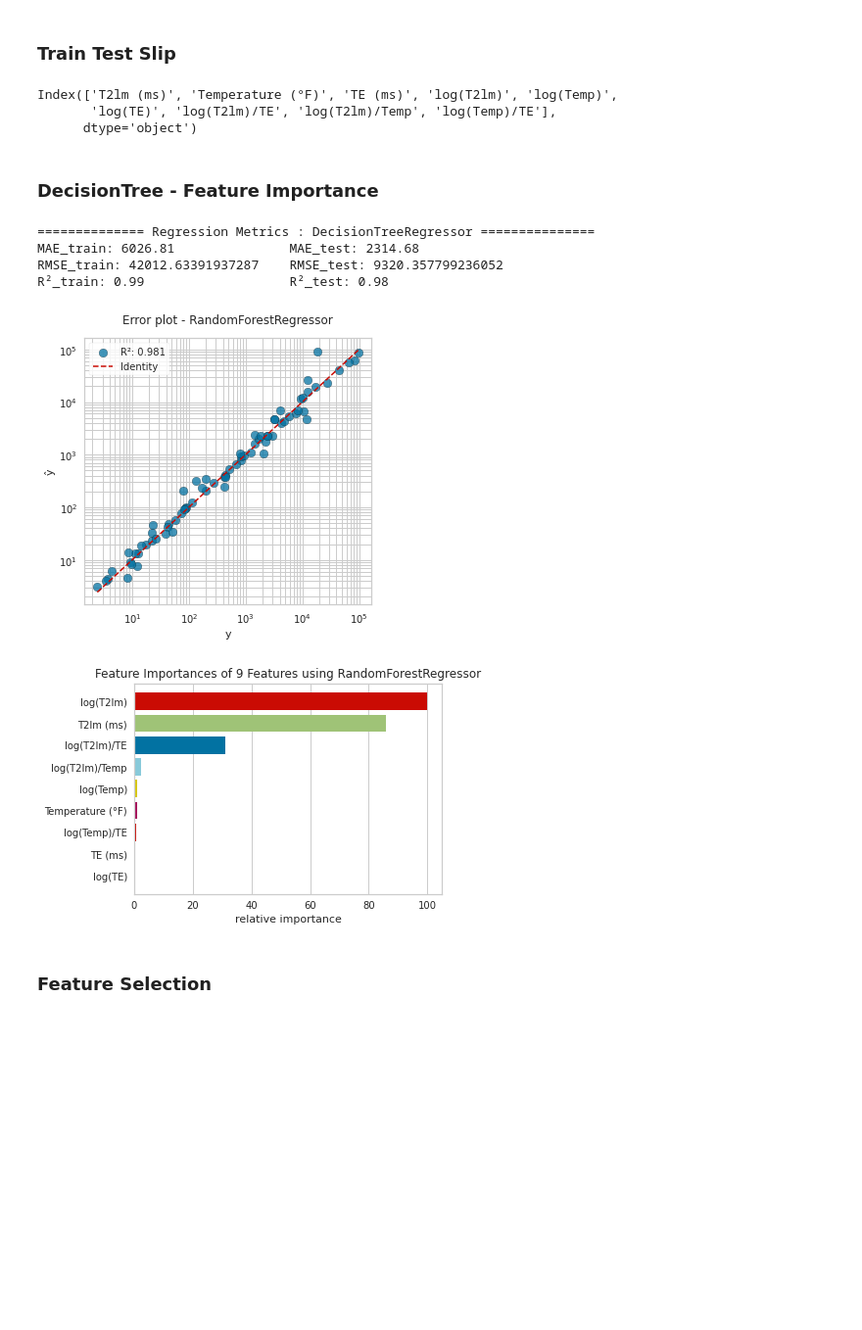
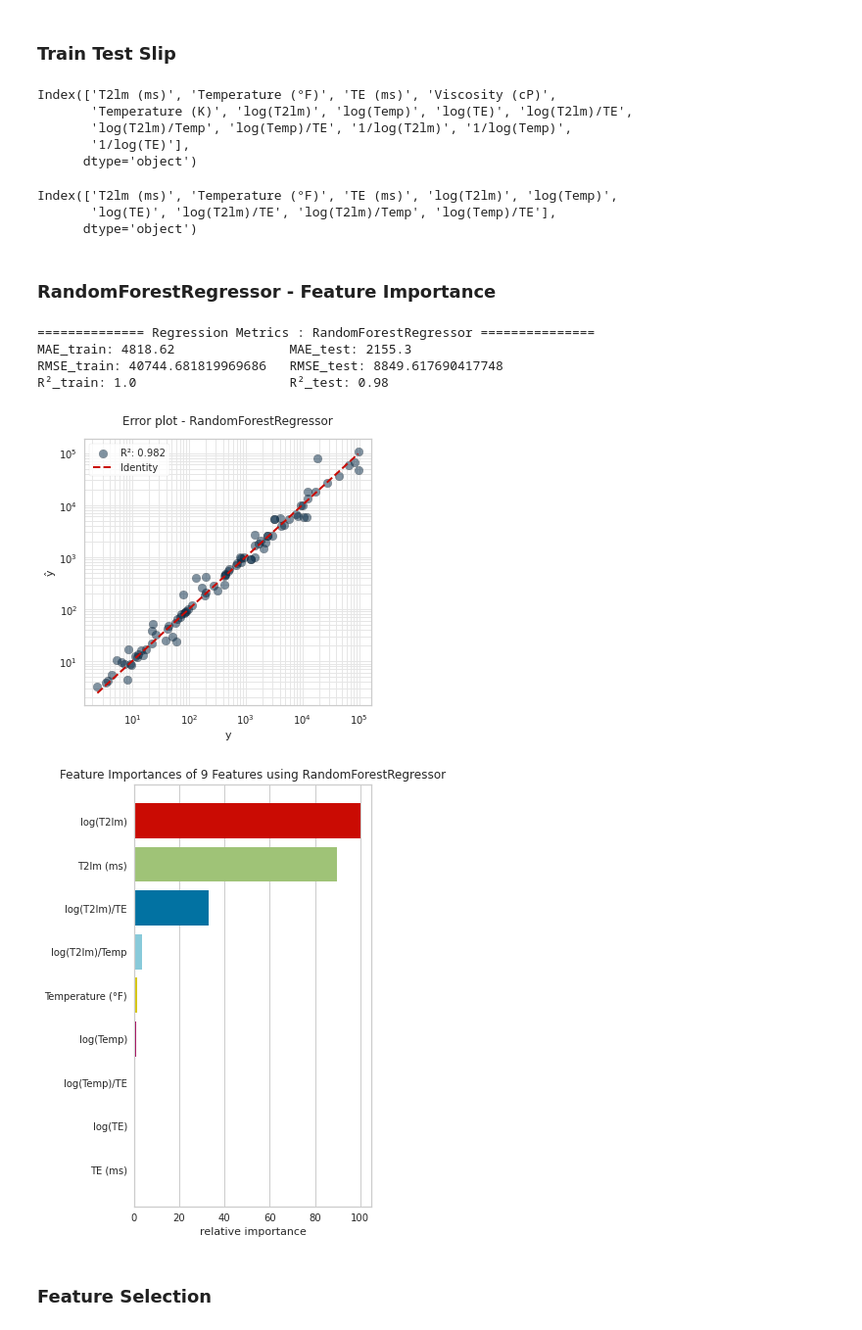
Before and after one commit to CDGUERREROB/visc_nmr_v2, a Jupyter notebook: notebooks/Oil_viscosity_model.ipynb, the cells around one changed output. Shown: that part at 98% size. Saved outputs shown, nothing was run; the diff lists cells and outputs as text; code cells hidden in the pictures; blank space fills up the shorter version.

```diff
--- a/notebooks/Oil_viscosity_model.ipynb
+++ b/notebooks/Oil_viscosity_model.ipynb
@@ -114,6 +114,10 @@ def feature_eng(df):
     df_fe['log(T2lm)/TE'] = np.log(df['T2lm (ms)'])/df['TE (ms)']
     df_fe['log(Temp)/TE'] = np.log(df['Temperature (°F)'])/df['TE (ms)']
     df_fe['log(TE)'] = np.log(df['TE (ms)'])
+    df_fe['log(T2lm)'] = np.log(df['T2lm (ms)'])
+    df_fe['1/log(T2lm)'] = 1/np.log(df['T2lm (ms)'])
+    df_fe['1/log(Temp)'] = 1/np.log(df['Temperature (°F)'])
+    df_fe['1/log(TE)'] = 1/np.log(df['TE (ms)'])
 
     return df_fe
 
@@ -129,24 +133,36 @@ from sklearn.model_selection import train_test_split, GridSearchCV, RandomizedSe
 from sklearn.metrics import r2_score, mean_absolute_error, mean_squared_error, mean_squared_log_error
 # %% [markdown]
 ### Train Test Slip
+# %%
+df_fe.columns
+# %% [output]
+Index(['T2lm (ms)', 'Temperature (°F)', 'TE (ms)', 'Viscosity (cP)',
+       'Temperature (K)', 'log(T2lm)', 'log(Temp)', 'log(TE)', 'log(T2lm)/TE',
+       'log(T2lm)/Temp', 'log(Temp)/TE', '1/log(T2lm)', '1/log(Temp)',
+       '1/log(TE)'],
+      dtype='object')
 # %%
 X = df_fe[[
         'T2lm (ms)',
         'Temperature (°F)',
         'TE (ms)',
+        # 'Temperature (K)',
         'log(T2lm)',
         'log(Temp)',
         'log(TE)',
         'log(T2lm)/TE',
         'log(T2lm)/Temp',
-        'log(Temp)/TE'
+        'log(Temp)/TE',
+        # '1/log(T2lm)',
+        # '1/log(Temp)',
+        # '1/log(TE)'
         ]]
 
 y = np.log10(df_fe['Viscosity (cP)'])
 #
 X_train, X_test, y_train, y_test = train_test_split(X.values,
                                                     y.values,
-                                                    test_size=0.25,
+                                                    test_size=0.30,
                                                     random_state=42)
 print(X.columns)
 # %% [output]
@@ -154,28 +170,28 @@ Index(['T2lm (ms)', 'Temperature (°F)', 'TE (ms)', 'log(T2lm)', 'log(Temp)',
        'log(TE)', 'log(T2lm)/TE', 'log(T2lm)/Temp', 'log(Temp)/TE'],
       dtype='object')
 # %% [markdown]
-### DecisionTree - Feature Importance
+### RandomForestRegressor - Feature Importance
 # %%
 from sklearn.tree import DecisionTreeRegressor
 from sklearn.ensemble import RandomForestRegressor
 
-RFR = RandomForestRegressor(max_depth=5)
+RFR = RandomForestRegressor(max_depth=10)
 
 RFR.fit(X_train, y_train)
 
 y_test_DTR = RFR.predict(X_test)
 y_train_DTR = RFR.predict(X_train)
 
-regression_metrics('DecisionTreeRegressor', y_train, y_train_DTR, y_test, y_test_DTR)
+regression_metrics('RandomForestRegressor', y_train, y_train_DTR, y_test, y_test_DTR)
 regression_plots(y_test, y_test_DTR, 'RandomForestRegressor')
 feature_importance(RFR, X, y)
 # %% [output]
-============== Regression Metrics : DecisionTreeRegressor ===============
-MAE_train: 6026.81               MAE_test: 2314.68
-RMSE_train: 42012.63391937287    RMSE_test: 9320.357799236052
-R²_train: 0.99                   R²_test: 0.98
+============== Regression Metrics : RandomForestRegressor ===============
+MAE_train: 4818.62               MAE_test: 2155.3
+RMSE_train: 40744.681819969686   RMSE_test: 8849.617690417748
+R²_train: 1.0                    R²_test: 0.98
-[figure, old version]
+[figure, new version]
-[figure, old version]
+[figure, new version]
 # %% [markdown]
 ### Feature Selection
 # %%
```
Also changed, not shown: parts of 22 cells of this notebook, 18 other files.
